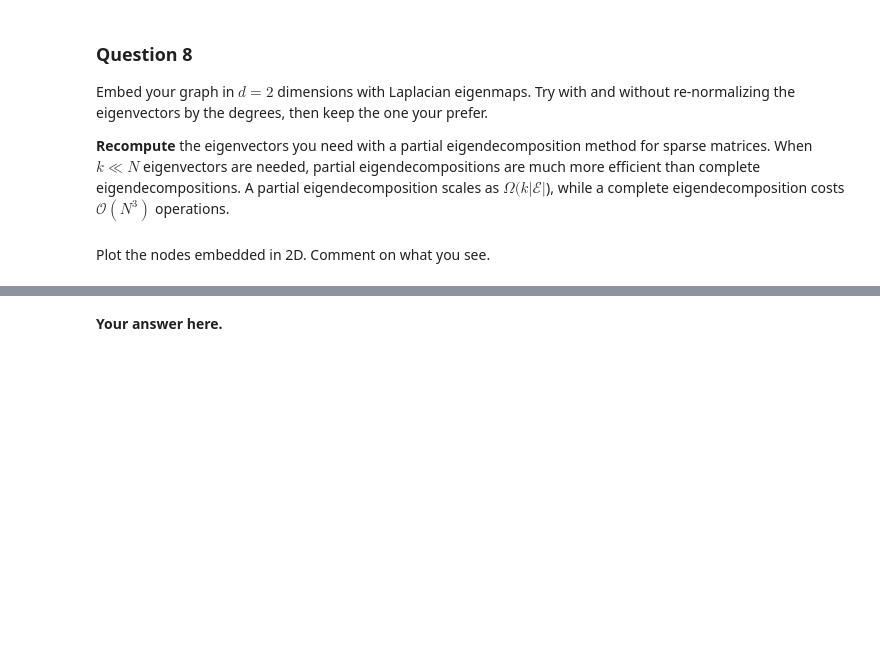
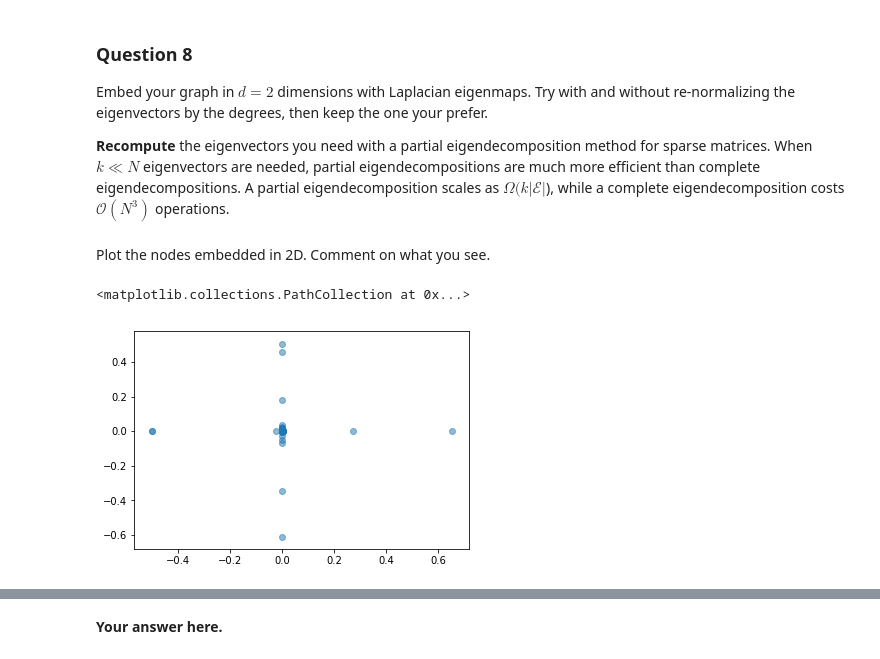
Before and after one commit to rusucosmin/ntp, a Jupyter notebook: 3_spectral_graph_theory.ipynb, the cells around one changed output, grey strips where cells are left out. Saved outputs shown, nothing was run; the diff lists cells and outputs as text; code cells hidden in the pictures; blank space fills up the shorter version.

```diff
--- a/3_spectral_graph_theory.ipynb
+++ b/3_spectral_graph_theory.ipynb
@@ -55,13 +57,18 @@ Note: if your graph is weighted, use the weighted adjacency matrix. If not, use
 For efficient storage and computation, store these sparse matrices in a [compressed sparse row (CSR) format](https://en.wikipedia.org/wiki/Sparse_matrix#Compressed_sparse_row_.28CSR.2C_CRS_or_Yale_format.29).
 # %%
 #Compute D matrix
-degrees = adjacency.sum(axis=1)
-D = np.diag(degrees)
 
-laplacian_combinatorial =  scipy.sparse.csr_matrix(D - adjacency) #is this in the correct format?
-#Compute D^-1/2
-D_inv_sqrt = scipy.sparse.csc_matrix.sqrt(scipy.sparse.linalg.inv(scipy.sparse.csc_matrix(D)))
-laplacian_normalized =  scipy.sparse.csr_matrix.dot(D_inv_sqrt, scipy.sparse.csr_matrix.dot(laplacian_combinatorial, D_inv_sqrt))
+def compute_laplacian(adjacency):
+    degrees = adjacency.sum(axis=1)
+    D = np.diag(degrees)
+
+    laplacian_combinatorial =  scipy.sparse.csr_matrix(D - adjacency) #is this in the correct format?
+    #Compute D^-1/2
+    D_inv_sqrt = scipy.sparse.csc_matrix.sqrt(scipy.sparse.linalg.inv(scipy.sparse.csc_matrix(D)))
+    laplacian_normalized =  scipy.sparse.csr_matrix.dot(D_inv_sqrt, scipy.sparse.csr_matrix.dot(laplacian_combinatorial, D_inv_sqrt))
+    return laplacian_normalized, laplacian_combinatorial, D_inv_sqrt
+
+laplacian_normalized, laplacian_combinatorial, D_inv_sqrt = compute_laplacian(adjacency)
 # %% [markdown]
 Use one of them as the graph Laplacian $L$ for the rest of the milestone.
 We however encourage you to run the code with both to get a sense of the difference!
@@ -156,0 +175,7 @@ plt.scatter(np.arange(eigenvalues.shape[0]), eigenvector_sorted[:,0])
+# %%
+#calculate largest component to use for later
+eig_v = eigenvector_sorted[:,0:6]
+mean = np.median(eig_v, axis=0)
+indixes = np.where(abs(eig_v-mean) < 1e-10, 1, 0)
+# %%
+mask_largest_component = indixes.T[np.argmin(indixes.sum(axis=0))]
@@ -202,2 +235,12 @@ A partial eigendecomposition scales as $\Omega(k |\mathcal{E}|$), while a comple
+# %%
+#recomputing eigendecomposition
+laplacian_normalized_, laplacian_combinatorial_, D_inv_sqrt_ = compute_laplacian(
+    adjacency[mask_largest_component > 0][:, mask_largest_component > 0])
 # %% [markdown]
 Plot the nodes embedded in 2D. Comment on what you see.
+# %%
+eigen_val, eigen_vec = scipy.sparse.linalg.eigsh(scipy.sparse.csc_matrix(laplacian_normalized_).asfptype(), 2)
+plt.scatter(eigen_vec[:,0],eigen_vec[:,1], alpha=0.5)
+# %% [output]
+<matplotlib.collections.PathCollection at 0x...>
+[figure, added]
```
Also changed, not shown: parts of 14 cells of this notebook.
